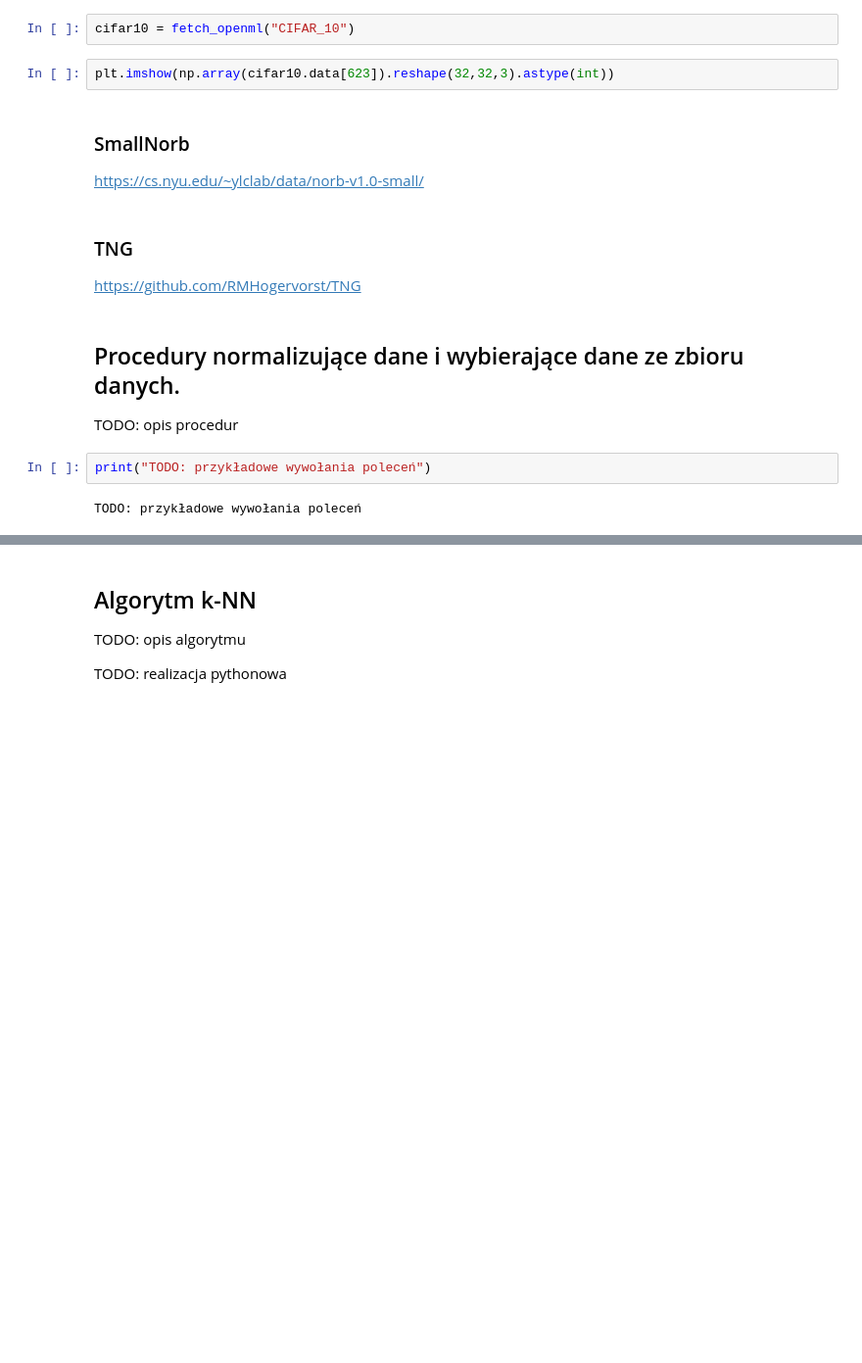
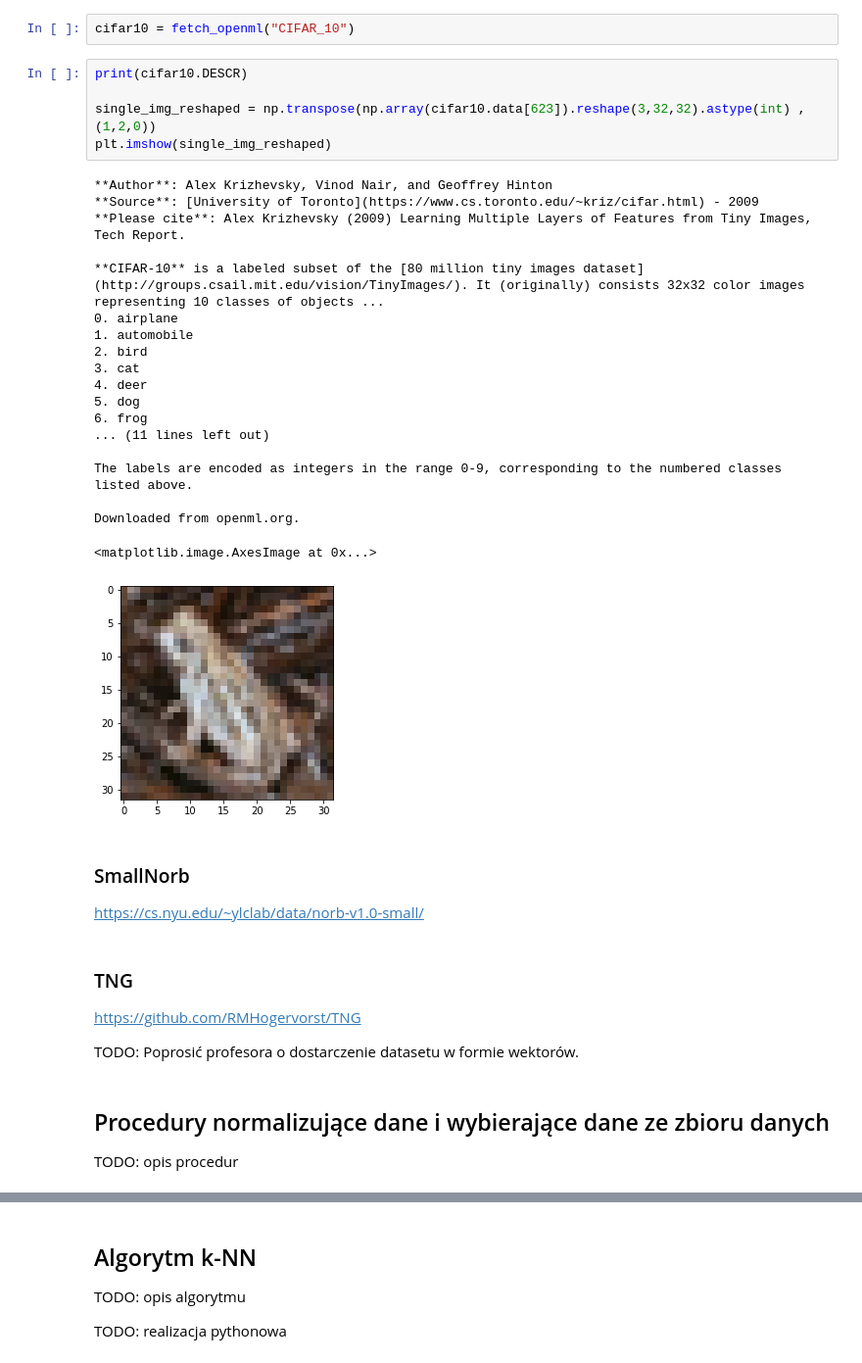
Before and after one commit to Vetchu/AGH-ML-Tutorial-1, a Jupyter notebook: Cwiczenie1.ipynb, the cells around one changed output, grey strips where cells are left out. Shown: that part at 98% size. Cells and saved outputs as stored; diff of their text form; blank space fills up the shorter version.

Commit message:
Add normalization techniques and fix CIFAR-10 display.

```diff
--- a/Cwiczenie1.ipynb
+++ b/Cwiczenie1.ipynb
@@ -85,7 +120,30 @@ https://www.cs.toronto.edu/~kriz/cifar.html
 # %%
 cifar10 = fetch_openml("CIFAR_10")
 # %%
-plt.imshow(np.array(cifar10.data[623]).reshape(32,32,3).astype(int))
+print(cifar10.DESCR)
+
+single_img_reshaped = np.transpose(np.array(cifar10.data[623]).reshape(3,32,32).astype(int) , (1,2,0))
+plt.imshow(single_img_reshaped)
+# %% [output]
+**Author**: Alex Krizhevsky, Vinod Nair, and Geoffrey Hinton
+**Source**: [University of Toronto](https://www.cs.toronto.edu/~kriz/cifar.html) - 2009
+**Please cite**: Alex Krizhevsky (2009) Learning Multiple Layers of Features from Tiny Images, Tech Report.
+
+**CIFAR-10** is a labeled subset of the [80 million tiny images dataset](http://groups.csail.mit.edu/vision/TinyImages/). It (originally) consists 32x32 color images representing 10 classes of objects ...
+0. airplane
+1. automobile
+2. bird
+3. cat
+4. deer
+5. dog
+6. frog
+... (11 lines left out)
+
+The labels are encoded as integers in the range 0-9, corresponding to the numbered classes listed above.
+
+Downloaded from openml.org.
+<matplotlib.image.AxesImage at 0x...>
+[figure, added]
 # %% [markdown]
 ### SmallNorb
 
@@ -93,11 +151,9 @@ https://cs.nyu.edu/~ylclab/data/norb-v1.0-small/
 # %% [markdown]
 ### TNG
 https://github.com/RMHogervorst/TNG
+
+TODO: Poprosić profesora o dostarczenie datasetu w formie wektorów.
 # %% [markdown]
-## Procedury normalizujące dane i wybierające dane ze zbioru danych.
+## Procedury normalizujące dane i wybierające dane ze zbioru danych
 
 TODO: opis procedur
-# %%
-print("TODO: przykładowe wywołania poleceń")
-# %% [output]
-TODO: przykładowe wywołania poleceń
```
Also changed, not shown: parts of 28 cells of this notebook, 1 other file.
